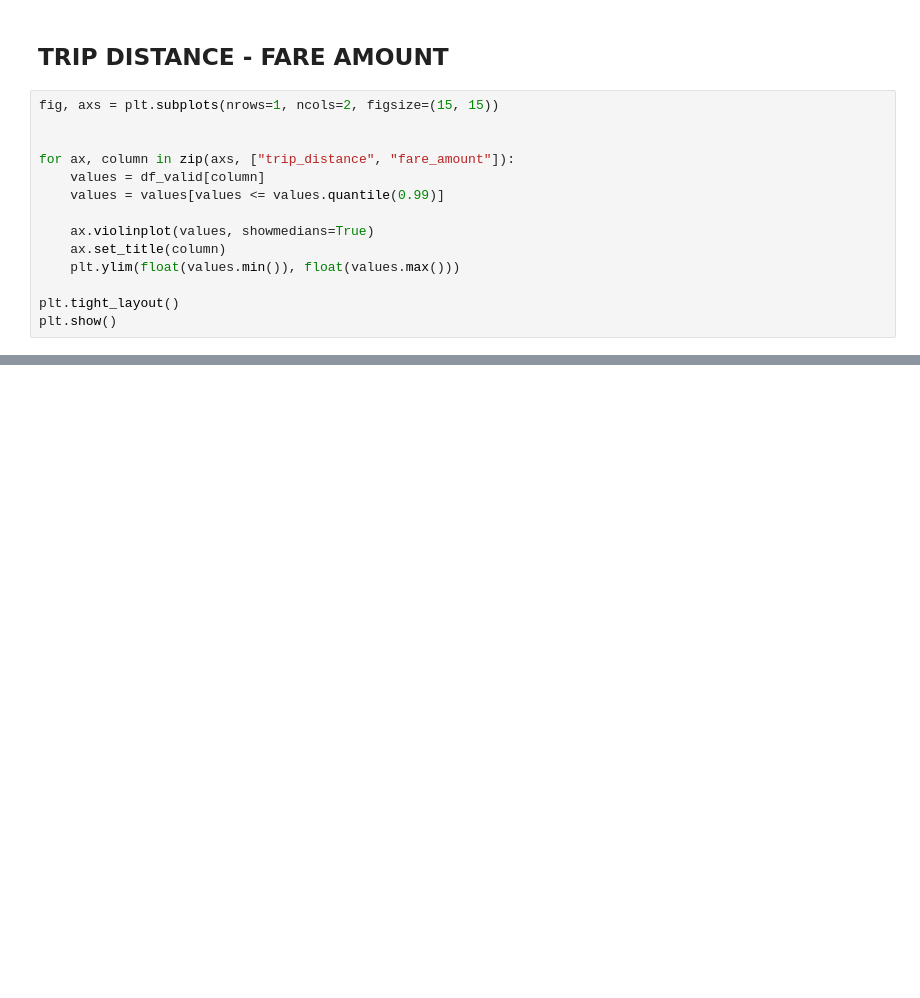
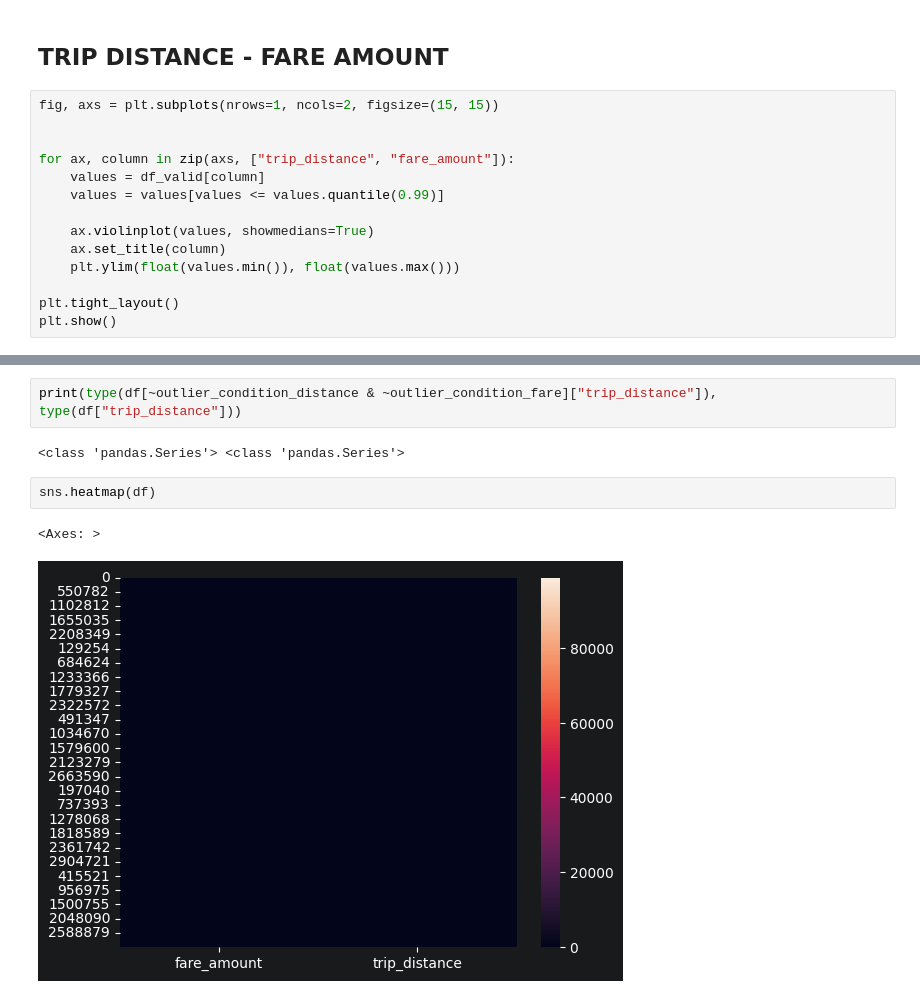
Before and after one commit to lazarosmpistas/ny-taxi-predictor, a Jupyter notebook: src/data_management/data_exploration.ipynb, the cells around one changed output, grey strips where cells are left out. Saved outputs shown, nothing was run; the diff lists cells and outputs as text; blank space fills up the shorter version.

```diff
--- a/src/data_management/data_exploration.ipynb
+++ b/src/data_management/data_exploration.ipynb
@@ -187,0 +312,9 @@ plt.show()
+# %%
+print(type(df[~outlier_condition_distance & ~outlier_condition_fare]["trip_distance"]), type(df["trip_distance"]))
+# %% [output]
+<class 'pandas.Series'> <class 'pandas.Series'>
+# %%
+sns.heatmap(df)
+# %% [output]
+<Axes: >
+[figure, added]
```
Also changed, not shown: parts of 24 cells of this notebook, 3 other files.
